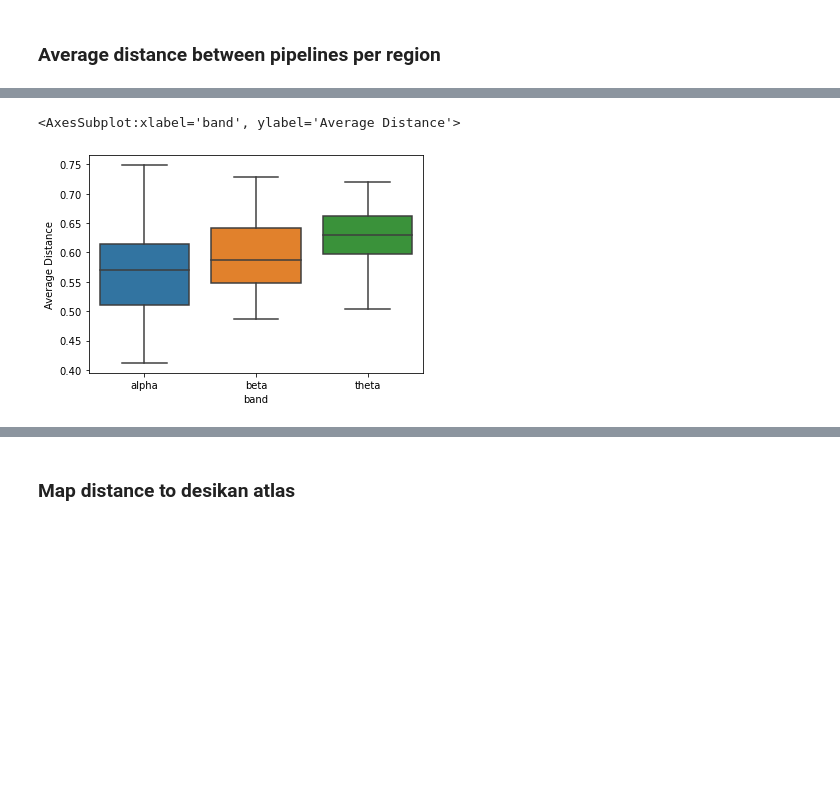
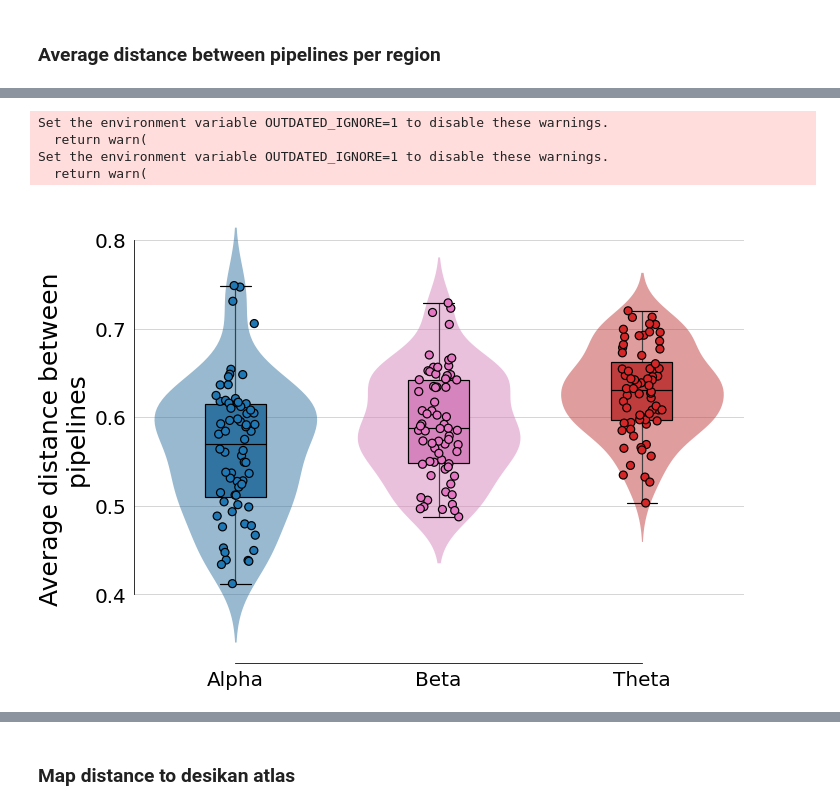
Before and after one commit to jrasero/connectivity-measures-clustering, a Jupyter notebook: plots_68.ipynb, the cells around one changed output, grey strips where cells are left out. Drawn from its saved outputs; the diff is of its cells as text; code cells hidden in the pictures; blank space fills up the shorter version.

```diff
--- a/plots_68.ipynb
+++ b/plots_68.ipynb
@@ -89,6 +101,54 @@ dist_68_vols = dist_68_vols.rename(columns={'value': 'Average Distance'})
 # %%
-sns.boxplot(x="band", y="Average Distance",data=dist_68_vols)
+def boxviolin_w_points(y, data, x=None, ax=None, points_kws = None, violin_kws = None, box_kws=None):
+
+    from pingouin import compute_bootci
+
+    if ax is None:
+        ax = plt.gca()
+    if points_kws is None:
+        points_kws = {'edgecolor': "black", 'linewidth':1}
+    if violin_kws is None:
+        violin_kws = {'inner': "quartile", 'linewidth':0}
+
+    order=None
+    if x:
+        order = np.sort(data.loc[:,x].unique())
+
+    sns.violinplot(x=x, y=y, data=data, ax=ax, scale = 'width', **violin_kws, order=order,
+                   palette=["C0", "C6", "C3"])
+    plt.setp(ax.collections, alpha=.5)
+
+    #sns.stripplot(x=x, y=y, data=data, ax=ax, hue=x, legend=False, **points_kws, order=order, hue_order=order)
+    sns.stripplot(x=x, y=y, data=data, ax=ax, hue=x, **points_kws, order=order,
+                  hue_order=order, palette=["C0", "C6", "C3"])
+
+    sns.boxplot(x=x, y=y,
+                data=data, ax=ax, width=0.3,
+                boxprops={'zorder': 2, 'edgecolor':'k'},
+                medianprops={'color':'k'},
+                capprops={'color':'k'},
+                linewidth=points_kws['linewidth'],
+                fliersize=0, order=order, palette=["C0", "C6", "C3"])
+
+    return ax
-# %% [output]
-<AxesSubplot:xlabel='band', ylabel='Average Distance'>
-[figure, removed]
+# %%
+ with sns.axes_style("whitegrid", rc={'axes.edgecolor':'black', 'text.color': '.0'}):
+        fig, ax = plt.subplots(figsize=(10, 7))
+        boxviolin_w_points(x="band", y="Average Distance", data=dist_68_size, ax=ax,
+                           points_kws={'size':8, 'linewidth':1.2, 'edgecolor': "black"})
+        ax.tick_params(labelsize=20,  colors='0.')
+        ax.set_ylabel("Average distance between \n pipelines", size=25, color='0.')
+        ax.set_xlabel("")
+        ax.set_xticklabels(["Alpha", "Beta", "Theta"])
+        #ax.set_title(band[0].upper() + band[1:]+ f" band: r = {r:.3f}, {p}", size=30)
+        plt.legend([],[], frameon=False)
+        sns.despine(trim=True)
+        plt.tight_layout()
+        plt.savefig(f"plots/dist_vs_bands_68_python.png", dpi=300)
+# %% [output]
+Set the environment variable OUTDATED_IGNORE=1 to disable these warnings.
+  return warn(
+Set the environment variable OUTDATED_IGNORE=1 to disable these warnings.
+  return warn(
+[figure, added]
 # %%
```
Also changed, not shown: parts of 6 cells of this notebook, 16 other files.
